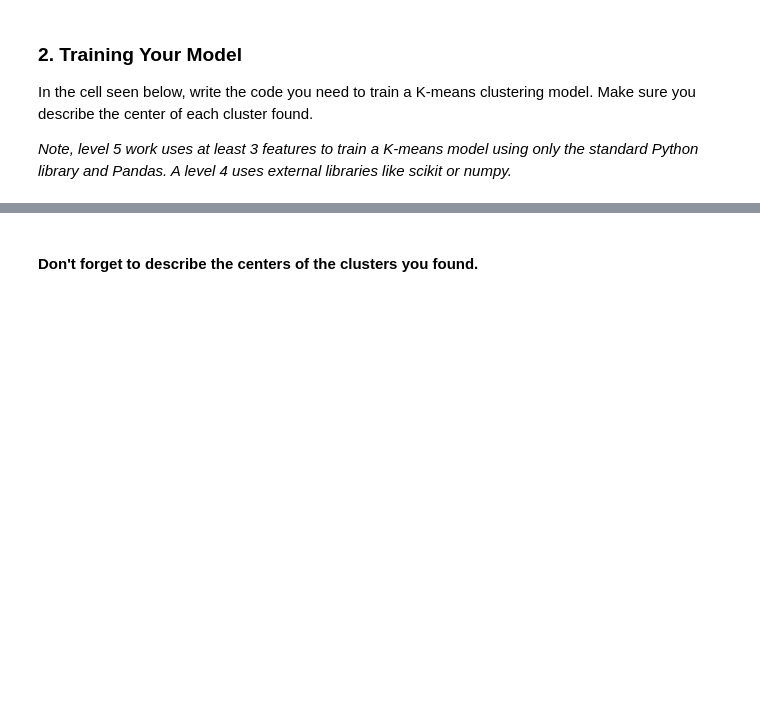
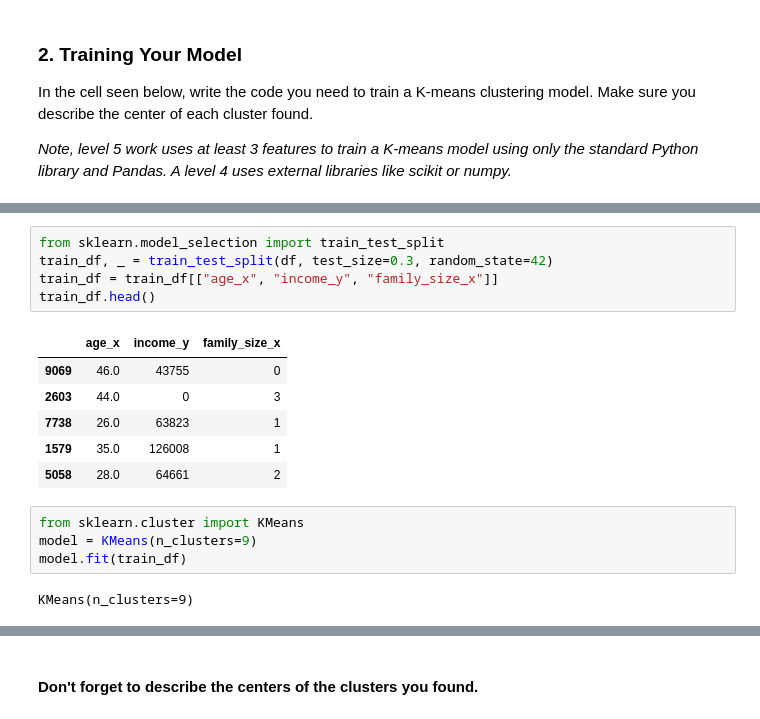
Before and after one commit to applepot437/ml, a Jupyter notebook: taco bell/RFP_2_Template.ipynb, the cells around one changed output, grey strips where cells are left out. Drawn from its saved outputs; the diff is of its cells as text; blank space fills up the shorter version.

```diff
--- a/taco bell/RFP_2_Template.ipynb
+++ b/taco bell/RFP_2_Template.ipynb
@@ -58,0 +59,18 @@ sns.scatterplot(data=df, x='family_size_x', y='income_y')
+# %%
+from sklearn.model_selection import train_test_split
+train_df, _ = train_test_split(df, test_size=0.3, random_state=42)
+train_df = train_df[["age_x", "income_y", "family_size_x"]]
+train_df.head()
+# %% [output]
+|  | age_x | income_y | family_size_x |
+| 9069 | 46.0 | 43755 | 0 |
+| 2603 | 44.0 | 0 | 3 |
+| 7738 | 26.0 | 63823 | 1 |
+| 1579 | 35.0 | 126008 | 1 |
+| 5058 | 28.0 | 64661 | 2 |
+# %%
+from sklearn.cluster import KMeans
+model = KMeans(n_clusters=9)
+model.fit(train_df)
+# %% [output]
+KMeans(n_clusters=9)
```
Also changed, not shown: parts of 2 cells of this notebook, 2 other files.
